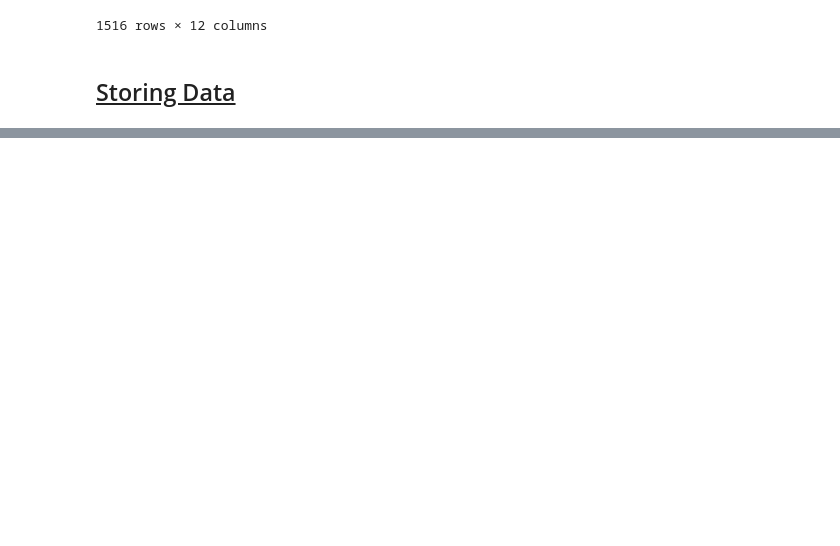
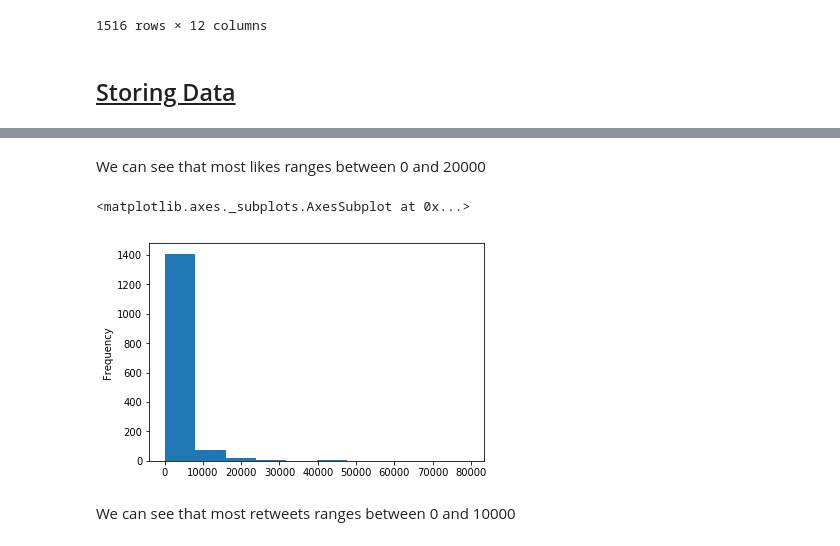
Before and after one commit to rimoun-g/Data_Wrangling_project-Python, a Jupyter notebook: wrangle_act.ipynb, the cells around one changed output, grey strips where cells are left out. Cells and saved outputs as stored; diff of their text form; code cells hidden in the pictures; blank space fills up the shorter version.

```diff
--- a/wrangle_act.ipynb
+++ b/wrangle_act.ipynb
@@ -706,0 +750,10 @@ df_twitter_archive_master.to_csv("twitter_archive_master.csv")
+# %% [markdown]
+We can see that most likes ranges between 0 and 20000
+# %%
+# showing the retweets number distribution
+df.retweet_counter.plot(kind="hist")
+# %% [output]
+<matplotlib.axes._subplots.AxesSubplot at 0x...>
+[figure, added]
+# %% [markdown]
+We can see that most retweets ranges between 0 and 10000
```
Also changed, not shown: parts of 25 cells of this notebook, 2 other files.
